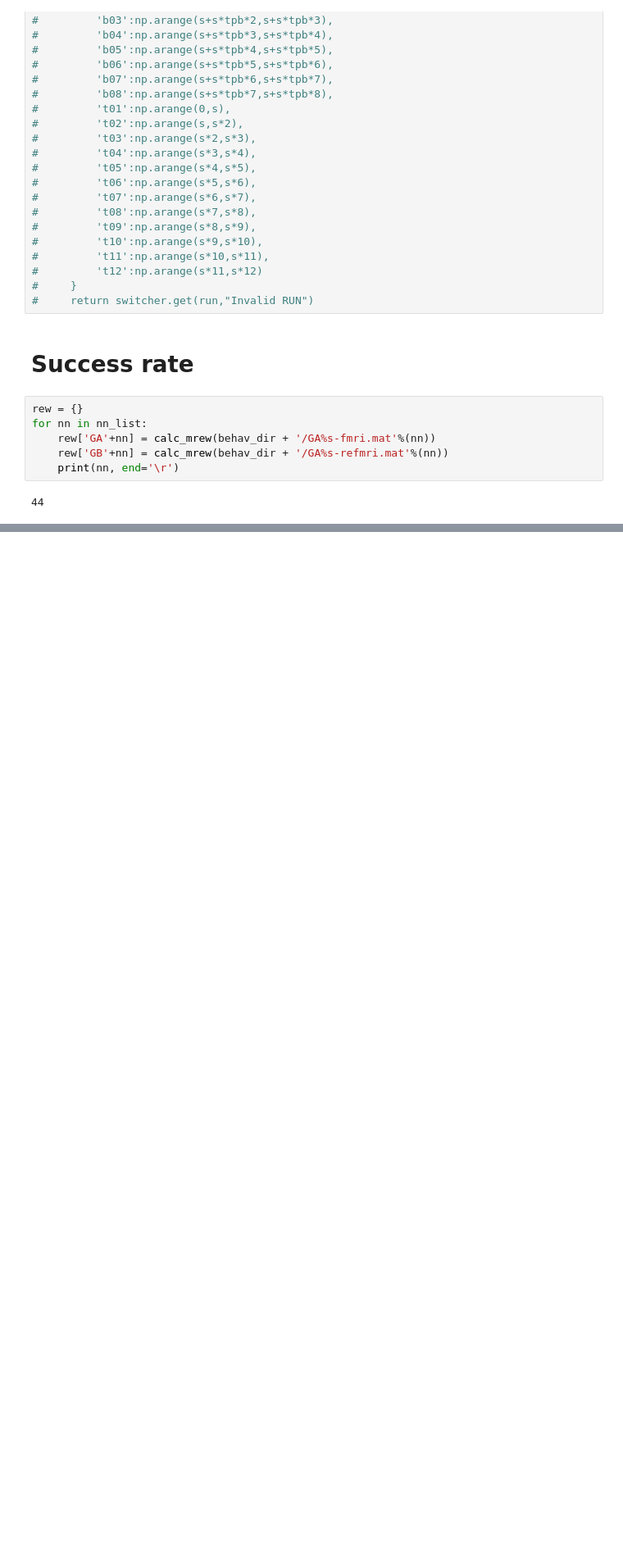
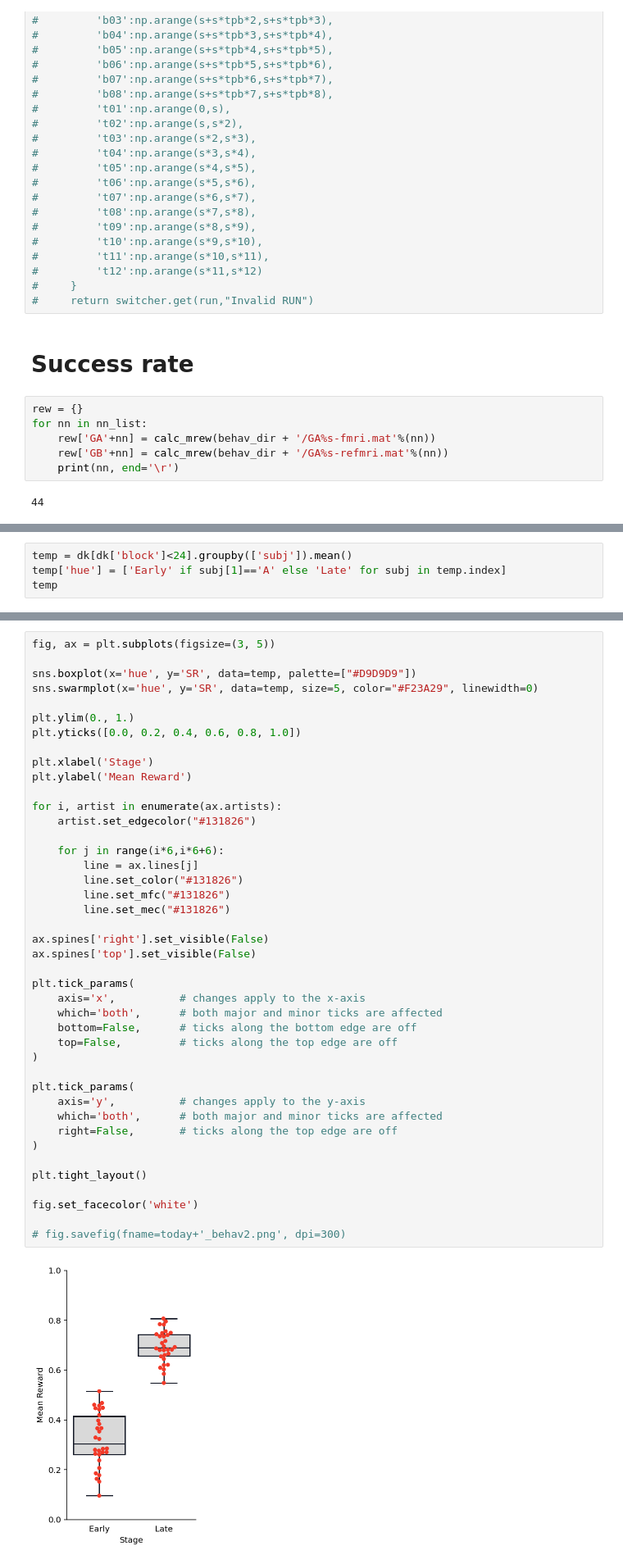
Before and after one commit to psb629/labs, a Jupyter notebook: GA/scripts/Behavior_analysis.ipynb, the cells around one changed output, grey strips where cells are left out. Shown at 82% size. Cells and saved outputs as stored; diff of their text form; blank space fills up the shorter version.

Commit message:
boxplot

```diff
--- a/GA/scripts/Behavior_analysis.ipynb
+++ b/GA/scripts/Behavior_analysis.ipynb
@@ -214,0 +215,4 @@ plt.xticks(fontsize=0)
+# %%
+temp = dk[dk['block']<24].groupby(['subj']).mean()
+temp['hue'] = ['Early' if subj[1]=='A' else 'Late' for subj in temp.index]
+temp
@@ -214,0 +238,44 @@ plt.xticks(fontsize=0)
+# %%
+fig, ax = plt.subplots(figsize=(3, 5))
+
+sns.boxplot(x='hue', y='SR', data=temp, palette=["#D9D9D9"])
+sns.swarmplot(x='hue', y='SR', data=temp, size=5, color="#F23A29", linewidth=0)
+
+plt.ylim(0., 1.)
+plt.yticks([0.0, 0.2, 0.4, 0.6, 0.8, 1.0])
+
+plt.xlabel('Stage')
+plt.ylabel('Mean Reward')
+
+for i, artist in enumerate(ax.artists):
+    artist.set_edgecolor("#131826")
+
+    for j in range(i*6,i*6+6):
+        line = ax.lines[j]
+        line.set_color("#131826")
+        line.set_mfc("#131826")
+        line.set_mec("#131826")
+
+ax.spines['right'].set_visible(False)
+ax.spines['top'].set_visible(False)
+
+plt.tick_params(
+    axis='x',          # changes apply to the x-axis
+    which='both',      # both major and minor ticks are affected
+    bottom=False,      # ticks along the bottom edge are off
+    top=False,         # ticks along the top edge are off
+)
+
+plt.tick_params(
+    axis='y',          # changes apply to the y-axis
+    which='both',      # both major and minor ticks are affected
+    right=False,       # ticks along the top edge are off
+)
+
+plt.tight_layout()
+
+fig.set_facecolor('white')
+
+# fig.savefig(fname=today+'_behav2.png', dpi=300)
+# %% [output]
+[figure, added]
```
Also changed, not shown: parts of 10 cells of this notebook.
